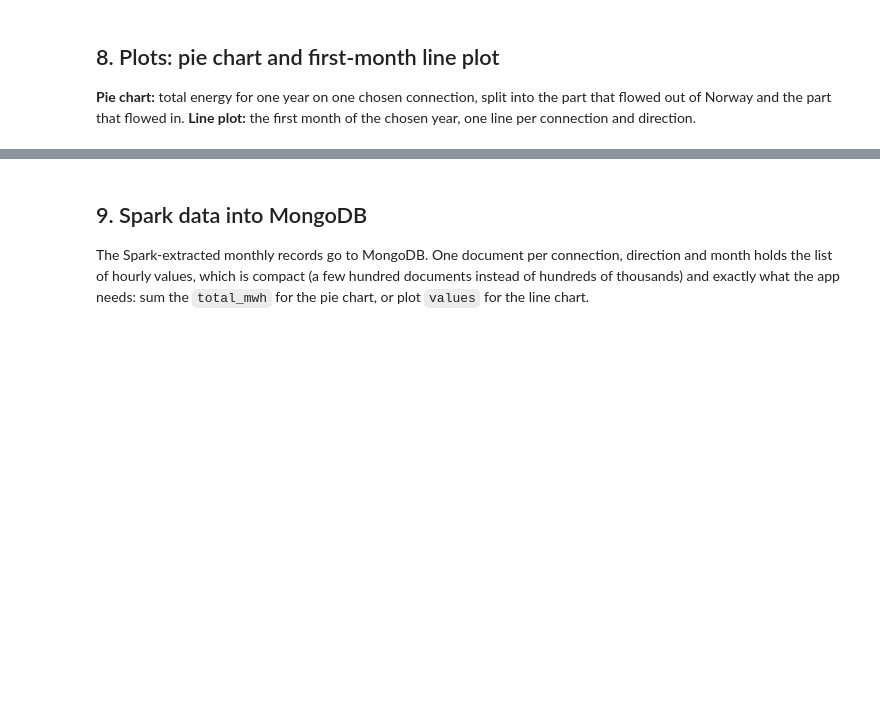
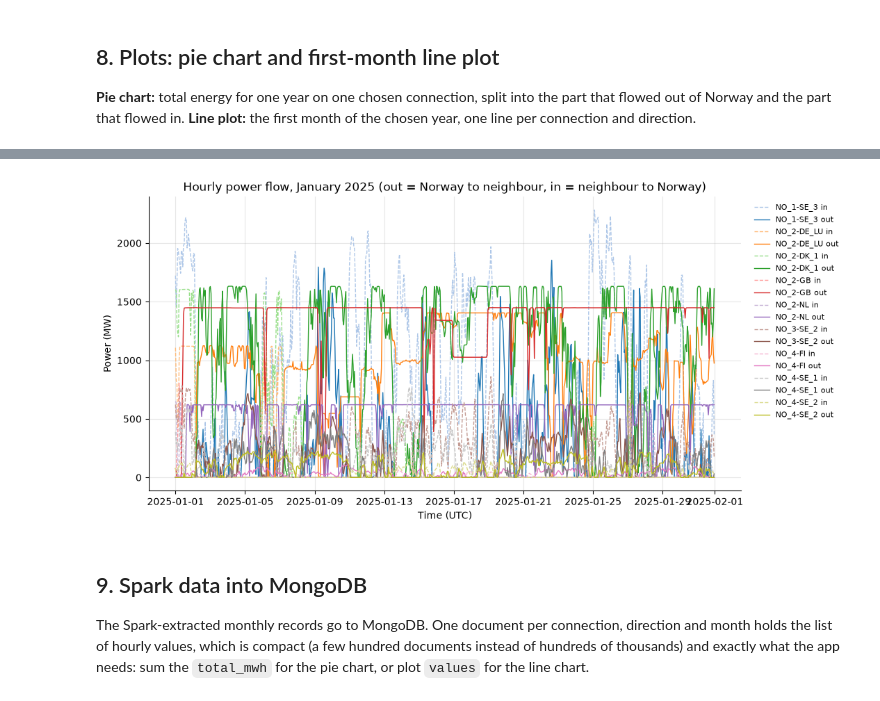
Before and after one commit to iftikharamiri/ind320, a Jupyter notebook: notebooks/project_work_part2.ipynb, the cells around one changed output, grey strips where cells are left out. Drawn from its saved outputs; the diff is of its cells as text; code cells hidden in the pictures; blank space fills up the shorter version.

Commit message:
Part 2: run notebook with real ENTSO-E data, AI usage and log, distinct line colours

```diff
--- a/notebooks/project_work_part2.ipynb
+++ b/notebooks/project_work_part2.ipynb
@@ -366,19 +494,28 @@ plt.show()
 # %%
 # Line plot: first month (January) of the chosen year, one line per connection+direction
 jan = (monthly.filter((F.col("year") == YEAR) & (F.col("month") == 1))
        .select("connection", "direction", F.explode("hourly").alias("h"))
        .select("connection", "direction", F.col("h.ts").alias("ts"), F.col("h.mw").alias("mw"))
        .toPandas())
 
-fig, ax = plt.subplots(figsize=(11, 5))
-for i, ((conn, d), g) in enumerate(jan.groupby(["connection", "direction"])):
-    ax.plot(g["ts"], g["mw"], label=f"{conn} {d}", color=PALETTE[i % len(PALETTE)],
+# 18 lines need 18 colours. tab20 holds 10 colour pairs (dark, light): each connection gets
+# one pair, dark = out of Norway (solid line), light = into Norway (dashed line).
+tab20 = plt.get_cmap("tab20")
+connections = sorted(jan["connection"].unique())
+
+fig, ax = plt.subplots(figsize=(11, 5.5))
+for (conn, d), g in jan.groupby(["connection", "direction"]):
+    pair = connections.index(conn)
+    ax.plot(g["ts"], g["mw"], label=f"{conn} {d}",
+            color=tab20(2 * pair + (0 if d == "out" else 1)),
             linestyle="-" if d == "out" else "--", linewidth=1)
 ax.set_title(f"Hourly power flow, January {YEAR} (out = Norway to neighbour, in = neighbour to Norway)")
 ax.set_xlabel("Time (UTC)")
 ax.set_ylabel("Power (MW)")
 ax.legend(loc="upper left", bbox_to_anchor=(1.01, 1), frameon=False, fontsize=8)
 plt.show()
+# %% [output]
+[figure, added]
 # %% [markdown]
 ## 9. Spark data into MongoDB
 The Spark-extracted monthly records go to MongoDB. One document per connection,
```
Also changed, not shown: parts of 18 cells of this notebook, 1 other file.
